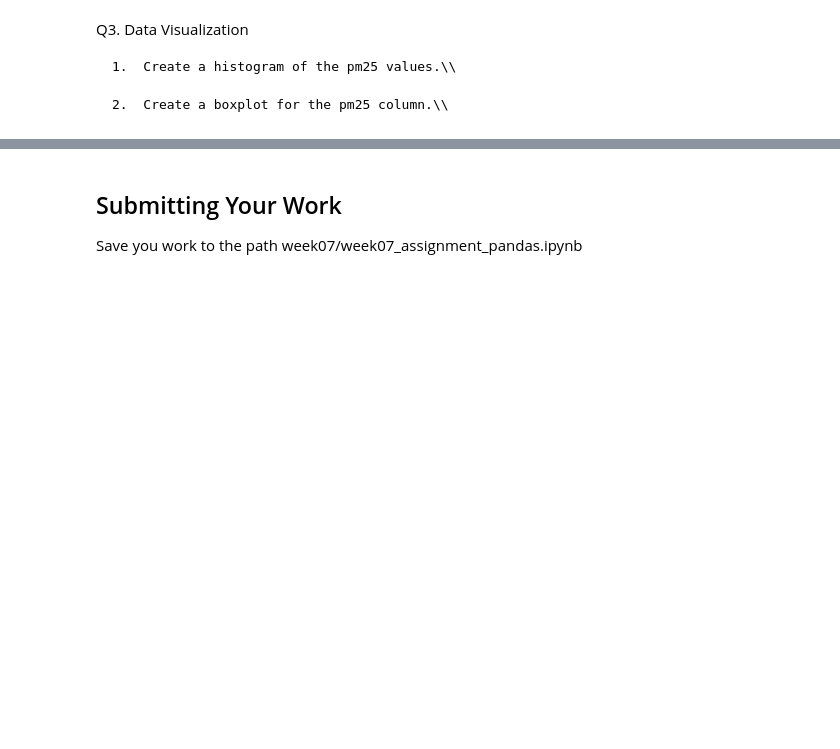
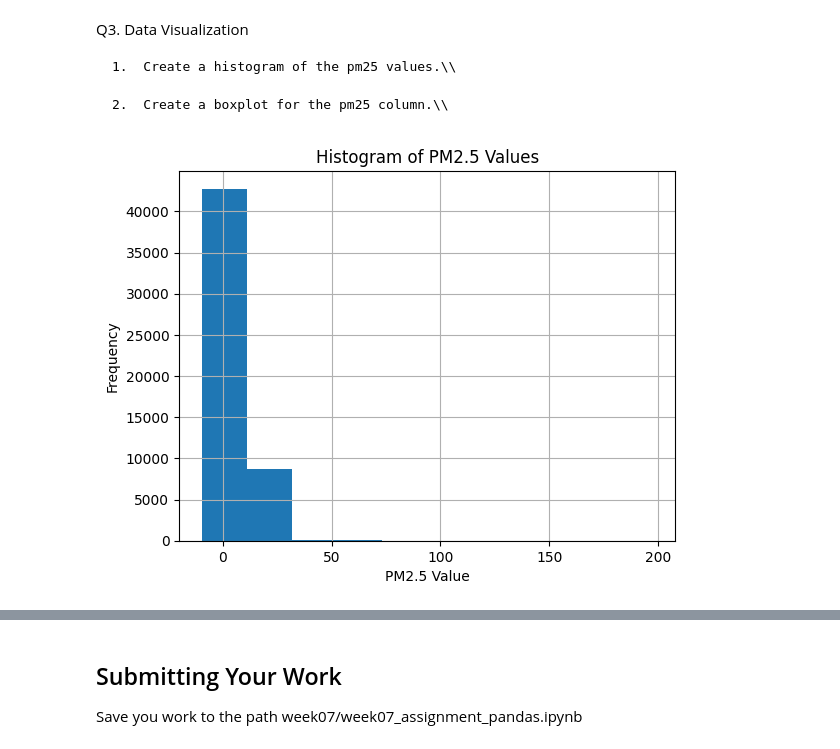
Before and after one commit to AbigailWolfmeyer/ores5160-2026, a Jupyter notebook: week07/week07_assignment_pandas.ipynb, the cells around one changed output, grey strips where cells are left out. Cells and saved outputs as stored; diff of their text form; code cells hidden in the pictures; blank space fills up the shorter version.

```diff
--- a/week07/week07_assignment_pandas.ipynb
+++ b/week07/week07_assignment_pandas.ipynb
@@ -28,0 +46,4 @@ Q1. Upload and Preview Data
+# %%
+airquality_from_file = pd.read_csv("airquality.csv")
+
+airquality = pd.read_csv("airquality.csv", nrows=10000)
@@ -36,0 +147,9 @@ Q2. Data Summary and Cleaning
+# %%
+# Replace infinite updated data with nan using NumPy
+airquality_from_file.replace([np.inf, -np.inf], np.nan, inplace=True)
+
+# Drop rows with NaN
+airquality_from_file.dropna(inplace=True)
+
+# Look at the results
+airquality_from_file.describe(include='all')
@@ -42,0 +177,9 @@ Q3. Data Visualization
+# %%
+airquality_from_file[airquality_from_file["pollutant"] == "pm25"]["value"].hist()
+
+plt.xlabel("PM2.5 Value")
+plt.ylabel("Frequency")
+plt.title("Histogram of PM2.5 Values")
+plt.show()
+# %% [output]
+[figure, added]
```
Also changed, not shown: parts of 12 cells of this notebook.
